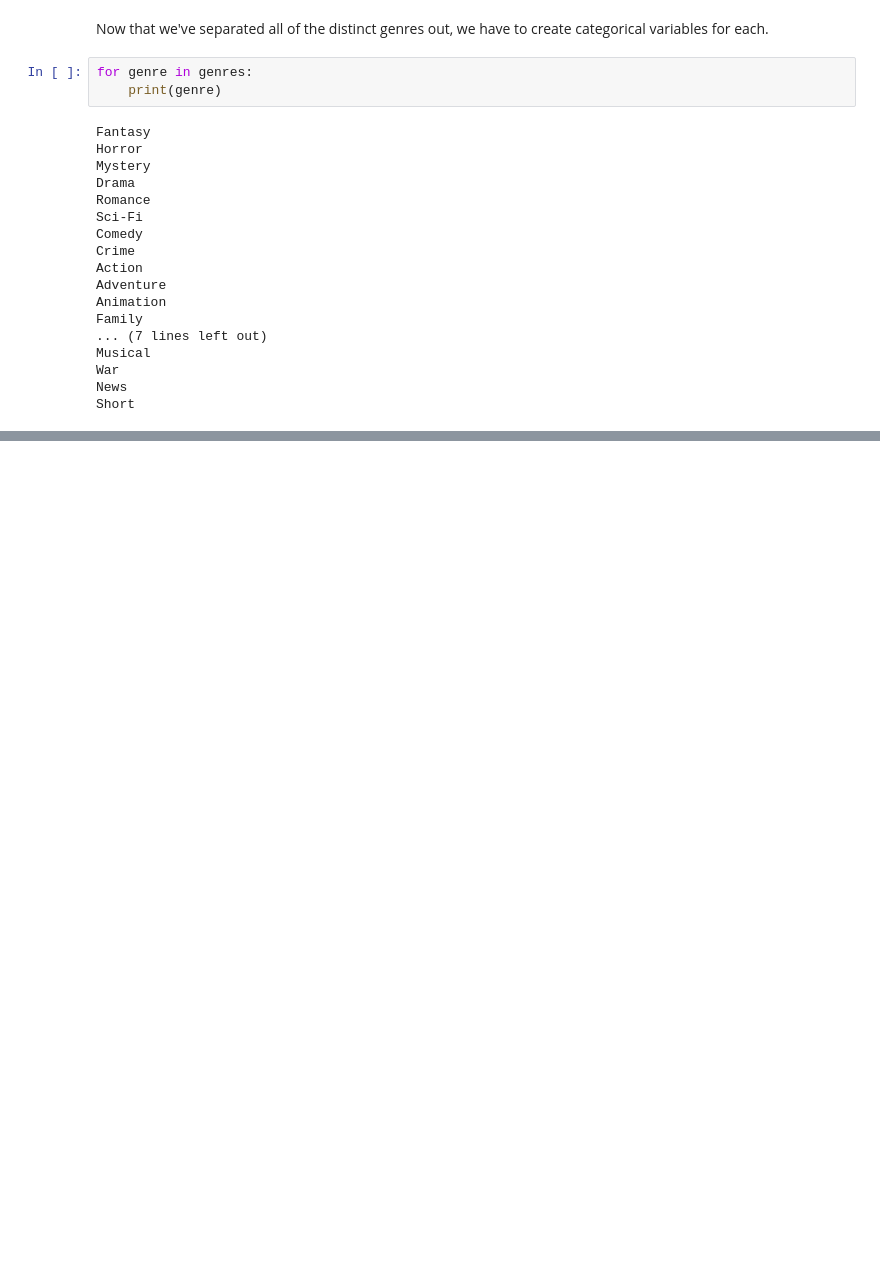
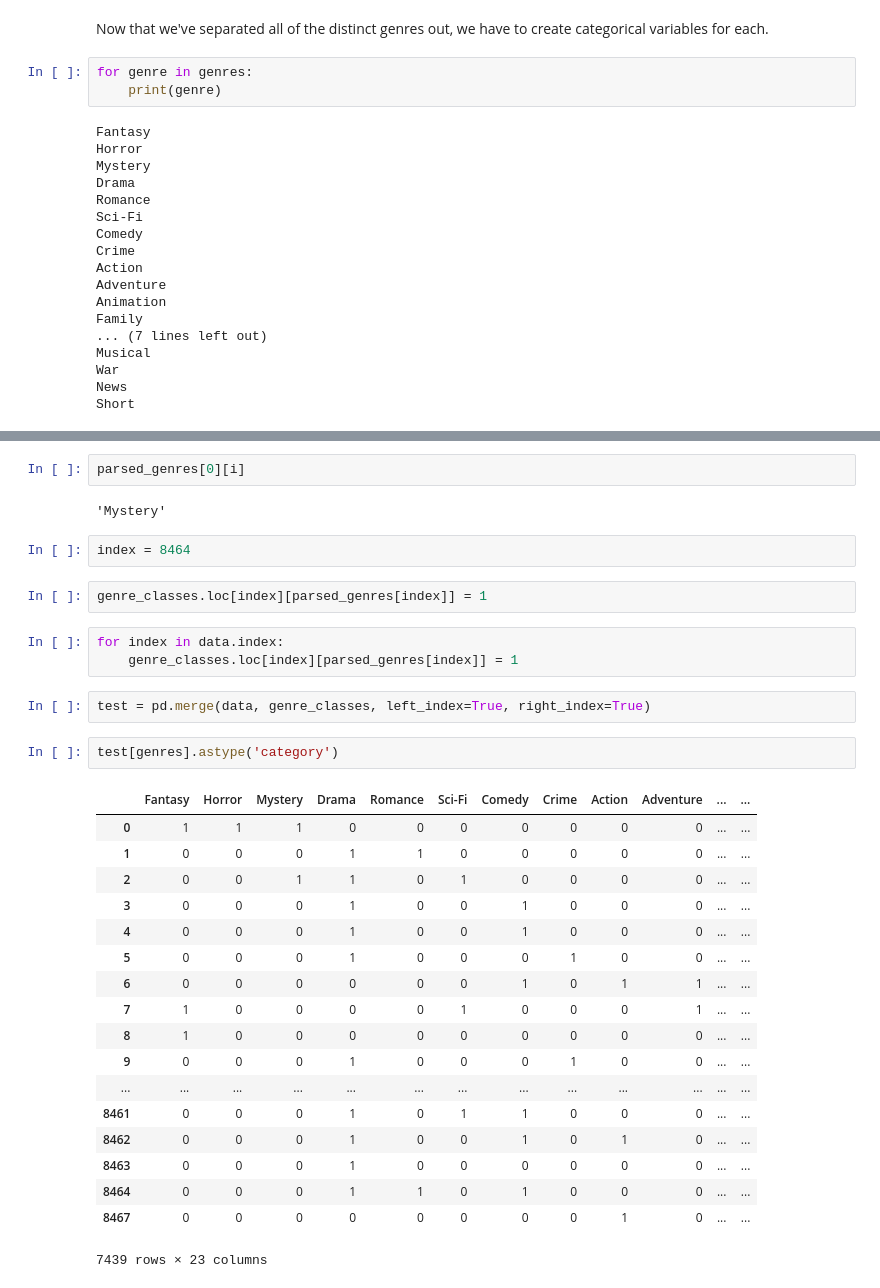
Before and after one commit to devinthai/NBCUniversal, a Jupyter notebook: Data Cleaning (revision 2).ipynb, the cells around one changed output, grey strips where cells are left out. Saved outputs shown, nothing was run; the diff lists cells and outputs as text; blank space fills up the shorter version.

Commit message:
Parsed out genres into categorical variables, cleaned up the notebook a little bit

```diff
--- a/Data Cleaning (revision 2).ipynb
+++ b/Data Cleaning (revision 2).ipynb
@@ -615,0 +520,34 @@ Short
+# %%
+parsed_genres[0][i]
+# %% [output]
+'Mystery'
+# %%
+index = 8464
+# %%
+genre_classes.loc[index][parsed_genres[index]] = 1
+# %%
+for index in data.index:
+    genre_classes.loc[index][parsed_genres[index]] = 1
+# %%
+test = pd.merge(data, genre_classes, left_index=True, right_index=True)
+# %%
+test[genres].astype('category')
+# %% [output]
+|  | Fantasy | Horror | Mystery | Drama | Romance | Sci-Fi | Comedy | Crime | Action | Adventure | ... | ... |
+| 0 | 1 | 1 | 1 | 0 | 0 | 0 | 0 | 0 | 0 | 0 | ... | ... |
+| 1 | 0 | 0 | 0 | 1 | 1 | 0 | 0 | 0 | 0 | 0 | ... | ... |
+| 2 | 0 | 0 | 1 | 1 | 0 | 1 | 0 | 0 | 0 | 0 | ... | ... |
+| 3 | 0 | 0 | 0 | 1 | 0 | 0 | 1 | 0 | 0 | 0 | ... | ... |
+| 4 | 0 | 0 | 0 | 1 | 0 | 0 | 1 | 0 | 0 | 0 | ... | ... |
+| 5 | 0 | 0 | 0 | 1 | 0 | 0 | 0 | 1 | 0 | 0 | ... | ... |
+| 6 | 0 | 0 | 0 | 0 | 0 | 0 | 1 | 0 | 1 | 1 | ... | ... |
+| 7 | 1 | 0 | 0 | 0 | 0 | 1 | 0 | 0 | 0 | 1 | ... | ... |
+| 8 | 1 | 0 | 0 | 0 | 0 | 0 | 0 | 0 | 0 | 0 | ... | ... |
+| 9 | 0 | 0 | 0 | 1 | 0 | 0 | 0 | 1 | 0 | 0 | ... | ... |
+| ... | ... | ... | ... | ... | ... | ... | ... | ... | ... | ... | ... | ... |
+| 8461 | 0 | 0 | 0 | 1 | 0 | 1 | 1 | 0 | 0 | 0 | ... | ... |
+| 8462 | 0 | 0 | 0 | 1 | 0 | 0 | 1 | 0 | 1 | 0 | ... | ... |
+| 8463 | 0 | 0 | 0 | 1 | 0 | 0 | 0 | 0 | 0 | 0 | ... | ... |
+| 8464 | 0 | 0 | 0 | 1 | 1 | 0 | 1 | 0 | 0 | 0 | ... | ... |
+| 8467 | 0 | 0 | 0 | 0 | 0 | 0 | 0 | 0 | 1 | 0 | ... | ... |
+7439 rows × 23 columns
```
Also changed, not shown: parts of 17 cells of this notebook.
